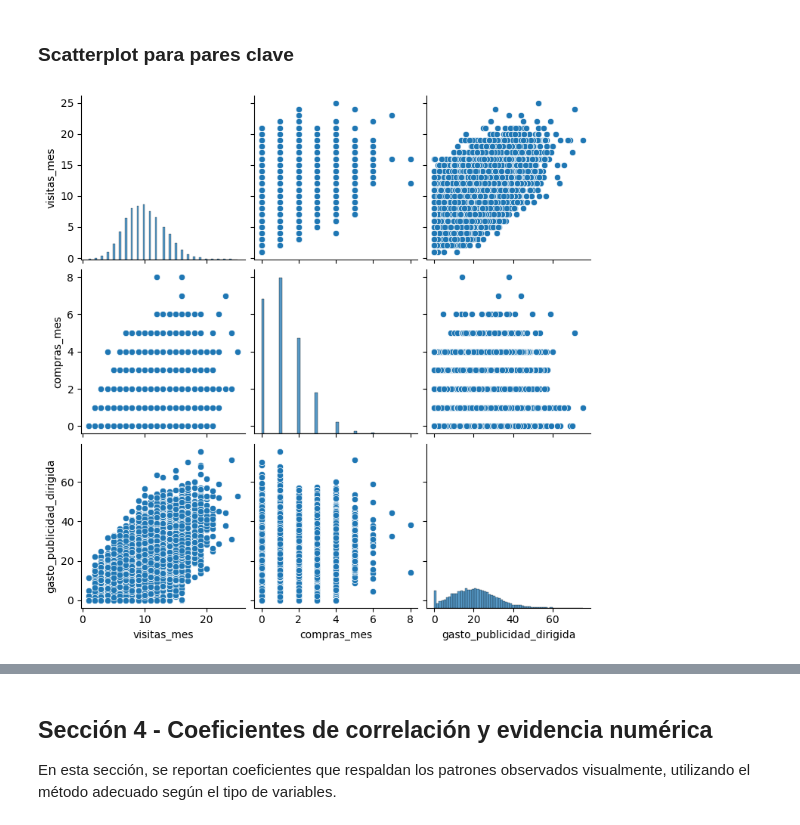
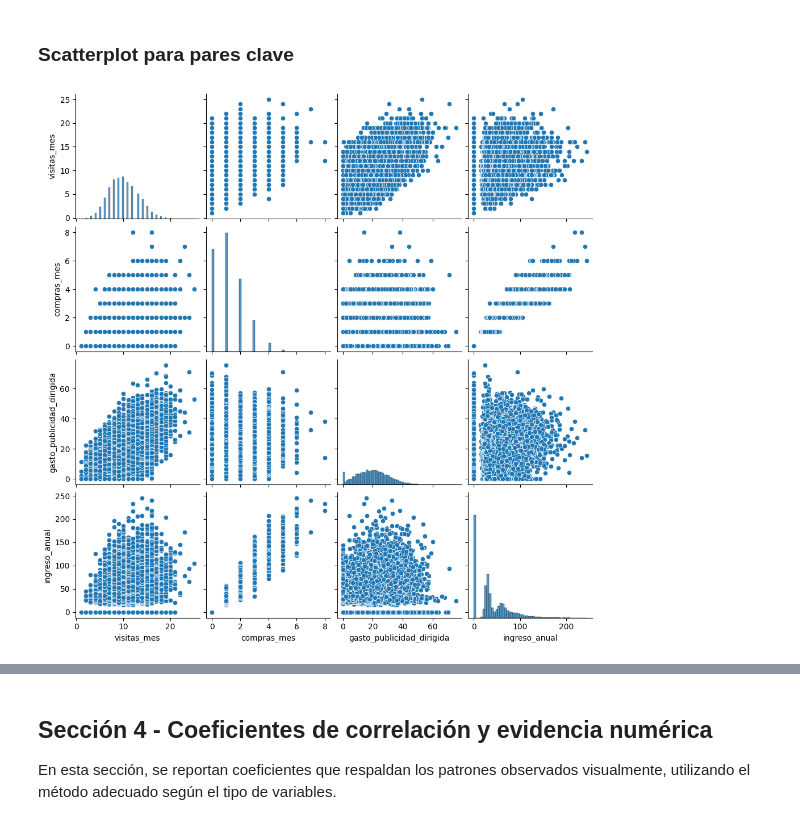
Before and after one commit to kmiloperez-data/Proyecto-7-Explorando-drivers-de-comportamiento-en-NovaRetail-, a Jupyter notebook: S8_Student_Version_Project_NovaRetail.ipynb, the cells around one changed output, grey strips where cells are left out. Drawn from its saved outputs; the diff is of its cells as text; code cells hidden in the pictures.

```diff
--- a/S8_Student_Version_Project_NovaRetail.ipynb
+++ b/S8_Student_Version_Project_NovaRetail.ipynb
@@ -325,7 +339,7 @@ Con base en los resultados del análisis de correlación, evalúa si es necesari
 # %%
 # Visualizar pares de variables con relaciones moderadas o fuertes
 # %%
-sns.pairplot(df_copy[['visitas_mes', 'compras_mes', 'gasto_publicidad_dirigida']])
+sns.pairplot(df_copy[['visitas_mes', 'compras_mes', 'gasto_publicidad_dirigida', 'ingreso_anual']])
 plt.show()
 # %% [output]
-[figure, old version]
+[figure, new version]
```
Also changed, not shown: parts of 30 cells of this notebook.
